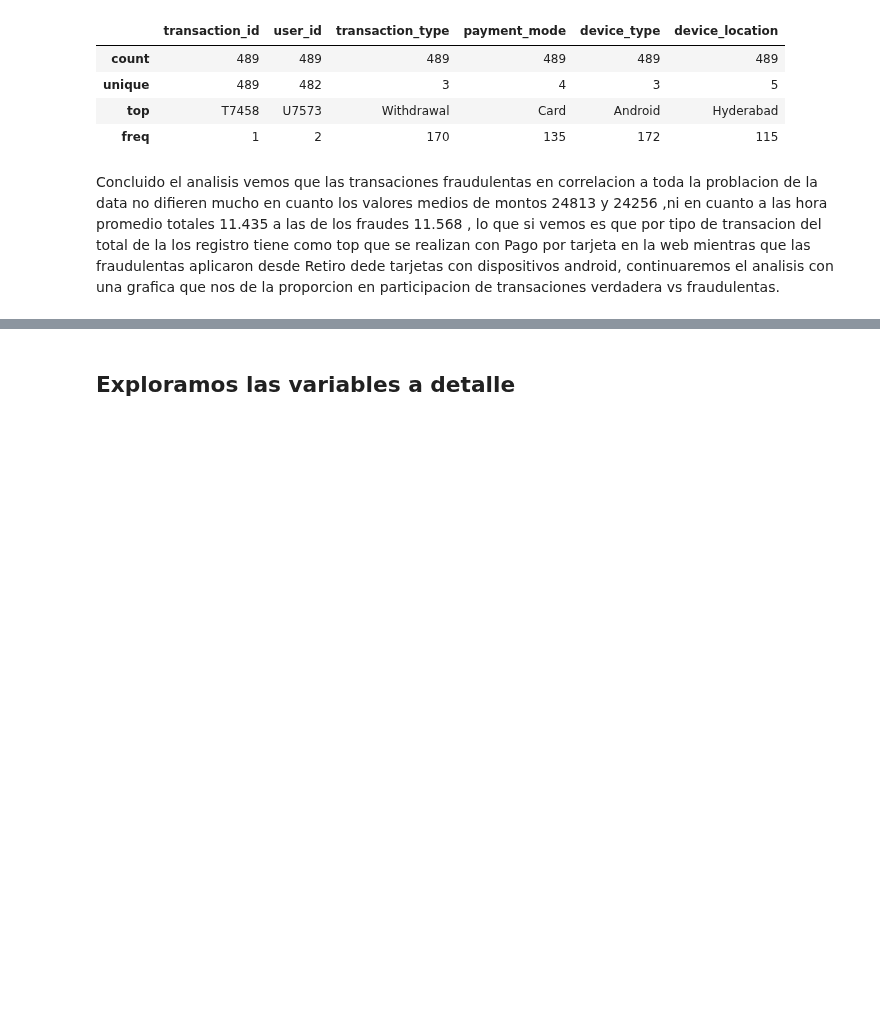
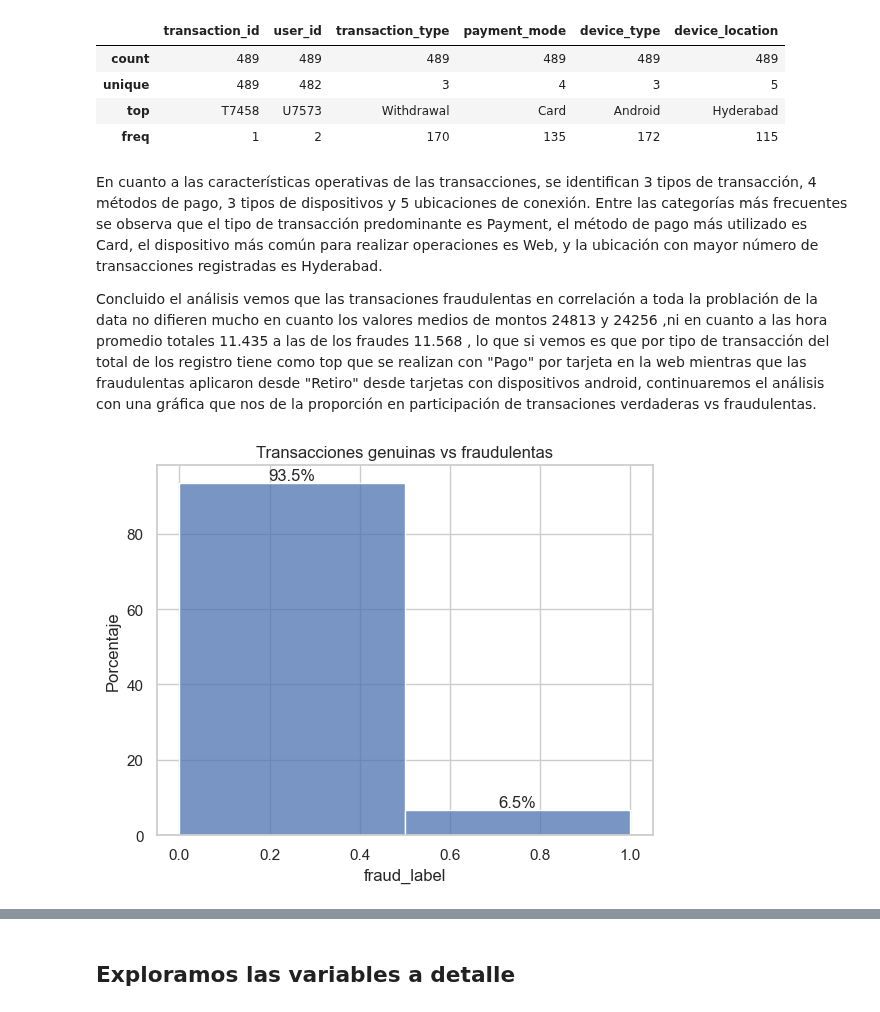
Before and after one commit to Estefacervera/Especializacion_Analitica_Fundamentos_EDA_Fraude, a Jupyter notebook: analisis_EDA2.ipynb, the cells around one changed output, grey strips where cells are left out. Drawn from its saved outputs; the diff is of its cells as text; code cells hidden in the pictures; blank space fills up the shorter version.

```diff
--- a/analisis_EDA2.ipynb
+++ b/analisis_EDA2.ipynb
@@ -234,4 +289,22 @@ df_fraude.describe(include="object")
 | top | T7458 | U7573 | Withdrawal | Card | Android | Hyderabad |
 | freq | 1 | 2 | 170 | 135 | 172 | 115 |
 # %% [markdown]
-Concluido el analisis vemos que las transaciones fraudulentas en correlacion a toda la problacion de la data no difieren mucho en cuanto los valores medios de montos 24813 y 24256 ,ni en cuanto a las hora promedio totales 11.435 a las de los fraudes 11.568 , lo que si vemos es que por tipo de transacion del total de la los registro tiene como top que se realizan con Pago por tarjeta en la web mientras que las fraudulentas aplicaron desde Retiro dede tarjetas con dispositivos android, continuaremos el analisis con una grafica que nos de la proporcion en participacion de transaciones verdadera vs fraudulentas.
+En cuanto a las características operativas de las transacciones, se identifican 3 tipos de transacción, 4 métodos de pago, 3 tipos de dispositivos y 5 ubicaciones de conexión. Entre las categorías más frecuentes se observa que el tipo de transacción predominante es Payment, el método de pago más utilizado es Card, el dispositivo más común para realizar operaciones es Web, y la ubicación con mayor número de transacciones registradas es Hyderabad.
+
+Concluido el análisis vemos que las transaciones fraudulentas en correlación a toda la problación de la data no difieren mucho en cuanto los valores medios de montos 24813 y 24256 ,ni en cuanto a las hora promedio totales 11.435 a las de los fraudes 11.568 , lo que si vemos es que por tipo de transacción del total de los registro tiene como top que se realizan con "Pago" por tarjeta en la web mientras que las fraudulentas aplicaron desde "Retiro" desde tarjetas con dispositivos android, continuaremos el análisis con una gráfica que nos de la proporción en participación de transaciones verdaderas vs fraudulentas.
+# %%
+#Veamos que porcentaje de transacciones son reales vs fraudulentas
+plt.title('Transacciones genuinas vs fraudulentas')
+ax = sns.histplot(df['fraud_label'], bins=2, stat="percent")
+
+# Agregamos el porcentaje a cada barra
+for p in ax.patches:
+    porcentaje = p.get_height()
+    ax.annotate(f'{porcentaje:.1f}%',
+                (p.get_x() + p.get_width() / 2, porcentaje),
+                ha='center', va='bottom')
+
+plt.ylabel("Porcentaje")
+plt.show()
+# %% [output]
+[figure, added]
```
Also changed, not shown: parts of 52 cells of this notebook.
